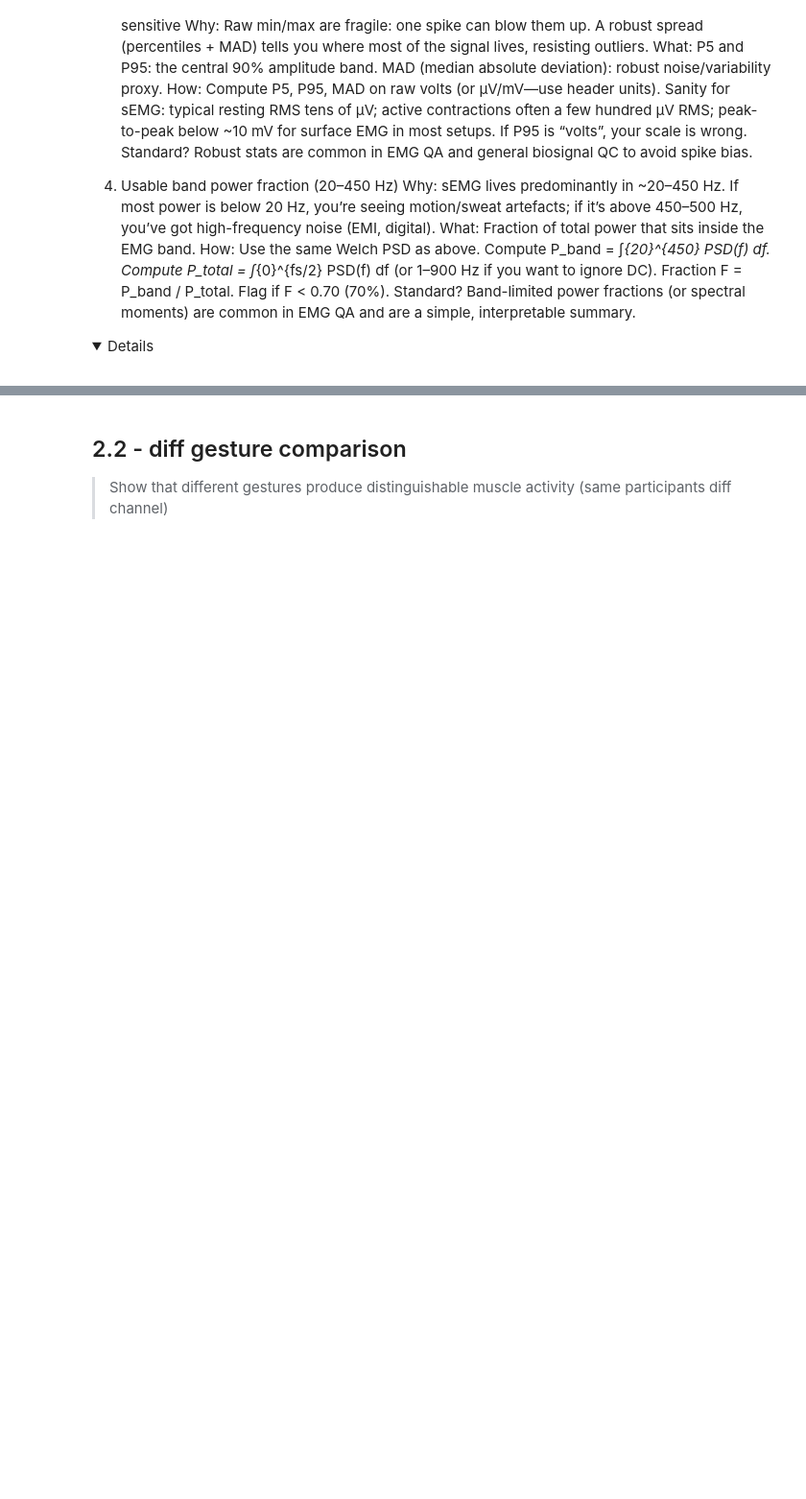
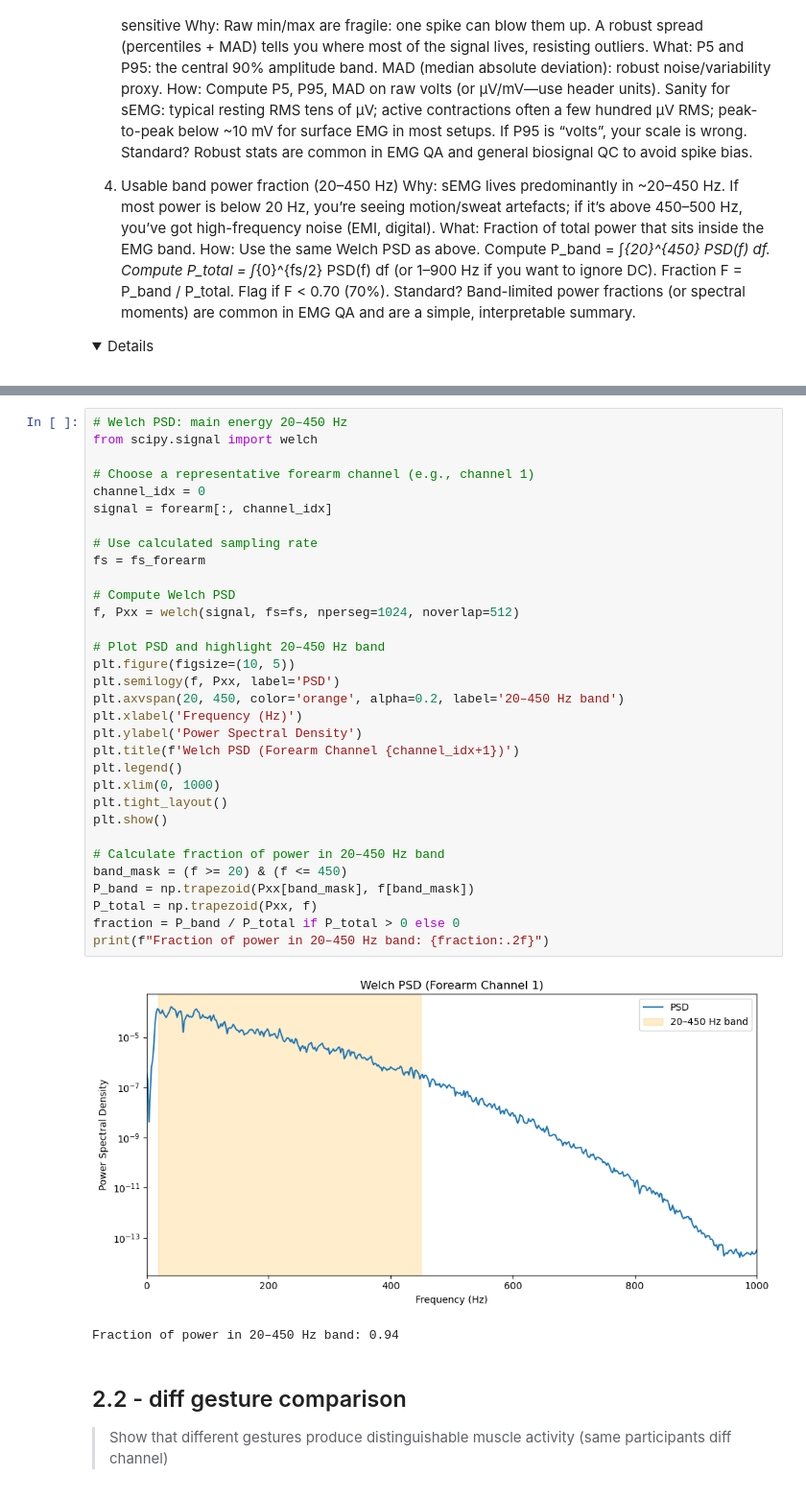
Before and after one commit to jasonwang0228/EMG_Project, a Jupyter notebook: notebooks/2_Visualization.ipynb, the cells around one changed output, grey strips where cells are left out. Shown at 96% size. Saved outputs shown, nothing was run; the diff lists cells and outputs as text; folded sections open; blank space fills up the shorter version.

```diff
--- a/notebooks/2_Visualization.ipynb
+++ b/notebooks/2_Visualization.ipynb
@@ -262,3 +262,38 @@ Visualizing Gesture: LFE (gesture 7) - Trial 1
+# %%
+# Welch PSD: main energy 20–450 Hz
+from scipy.signal import welch
+
+# Choose a representative forearm channel (e.g., channel 1)
+channel_idx = 0
+signal = forearm[:, channel_idx]
+
+# Use calculated sampling rate
+fs = fs_forearm
+
+# Compute Welch PSD
+f, Pxx = welch(signal, fs=fs, nperseg=1024, noverlap=512)
+
+# Plot PSD and highlight 20–450 Hz band
+plt.figure(figsize=(10, 5))
+plt.semilogy(f, Pxx, label='PSD')
+plt.axvspan(20, 450, color='orange', alpha=0.2, label='20–450 Hz band')
+plt.xlabel('Frequency (Hz)')
+plt.ylabel('Power Spectral Density')
+plt.title(f'Welch PSD (Forearm Channel {channel_idx+1})')
+plt.legend()
+plt.xlim(0, 1000)
+plt.tight_layout()
+plt.show()
+
+# Calculate fraction of power in 20–450 Hz band
+band_mask = (f >= 20) & (f <= 450)
+P_band = np.trapezoid(Pxx[band_mask], f[band_mask])
+P_total = np.trapezoid(Pxx, f)
+fraction = P_band / P_total if P_total > 0 else 0
+print(f"Fraction of power in 20–450 Hz band: {fraction:.2f}")
+# %% [output]
+[figure, added]
+Fraction of power in 20–450 Hz band: 0.94
 # %% [markdown]
 ## 2.2 - diff gesture comparison
 > Show that different gestures produce distinguishable muscle activity (same participants diff channel)
```
Also changed, not shown: parts of 7 cells of this notebook.
